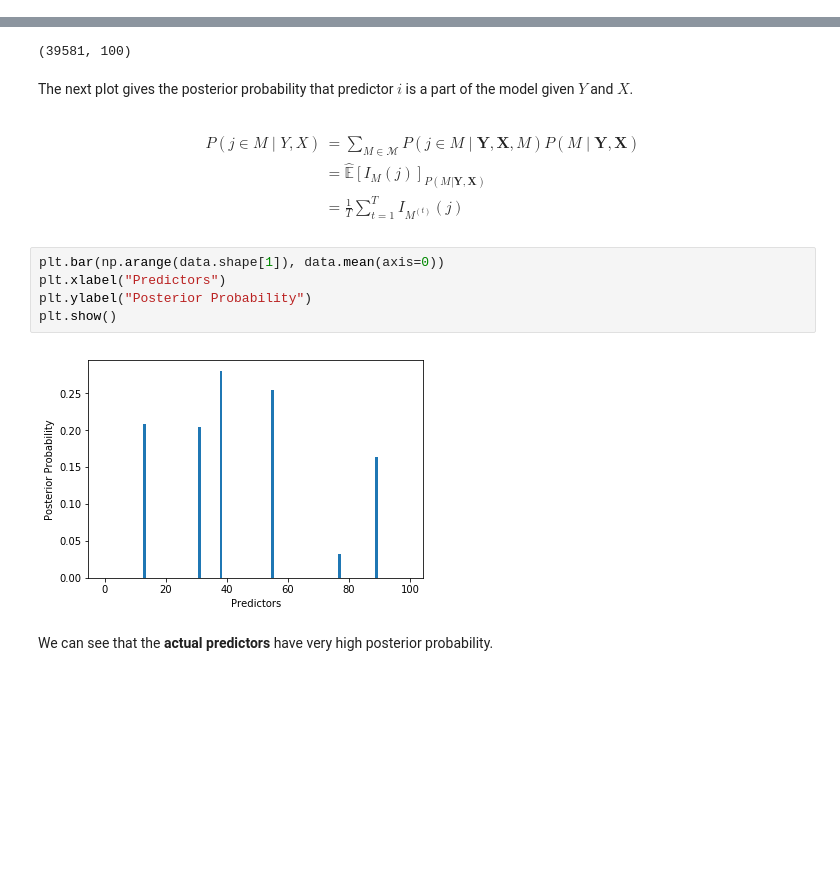
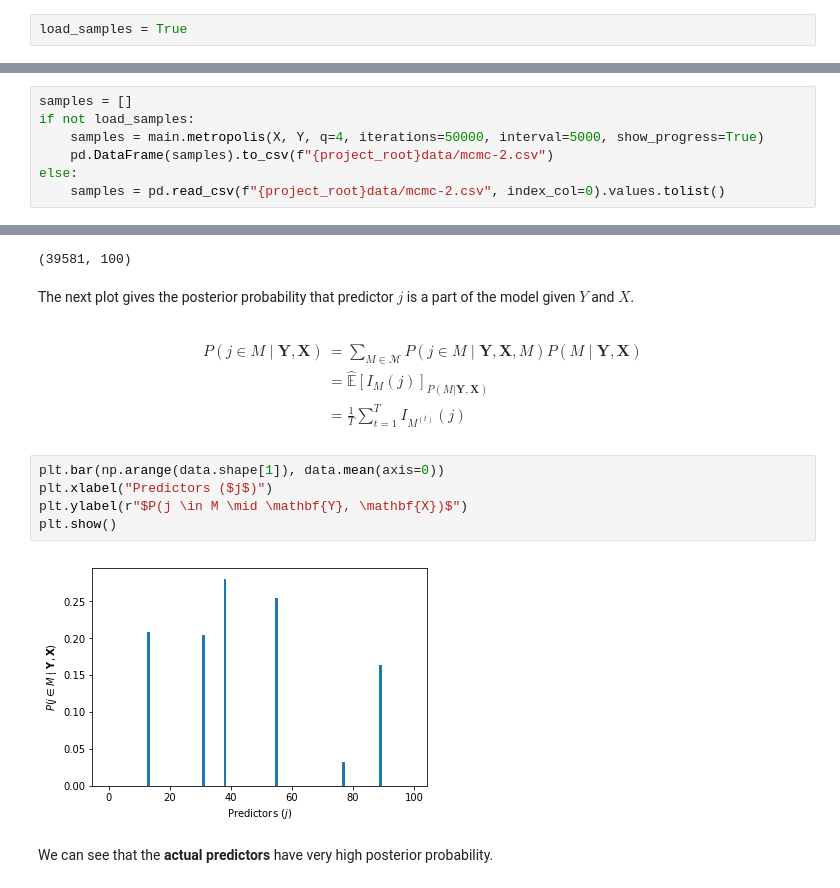
Before and after one commit to RohanBh/noisy-generalized-boolean, a Jupyter notebook: main_test_2.ipynb, the cells around one changed output, grey strips where cells are left out. Cells and saved outputs as stored; diff of their text form; blank space fills up the shorter version.

```diff
--- a/main_test_2.ipynb
+++ b/main_test_2.ipynb
@@ -24,3 +29,5 @@ import os
+# %%
+load_samples = True
 # %%
 X = np.random.rand(1500, 100)
 X = np.round(X)
@@ -119,0 +100,7 @@ FileLink('data/mcmc.csv')
+# %%
+samples = []
+if not load_samples:
+    samples = main.metropolis(X, Y, q=4, iterations=50000, interval=5000, show_progress=True)
+    pd.DataFrame(samples).to_csv(f"{project_root}data/mcmc-2.csv")
+else:
+    samples = pd.read_csv(f"{project_root}data/mcmc-2.csv", index_col=0).values.tolist()
@@ -141,22 +132,22 @@ data.shape
 # %% [output]
 (39581, 100)
 # %% [markdown]
-The next plot gives the posterior probability that predictor $i$ is a part of the model given $Y$ and $X$.
+The next plot gives the posterior probability that predictor $j$ is a part of the model given $Y$ and $X$.
 # %% [markdown]
 $$
      \begin{align*}
-     P(j \in M \mid Y, X) &= \sum_{M \in \mathcal{M}} P(j \in M \mid \mathbf{Y}, \mathbf{X}, M) P(M \mid \mathbf{Y}, \mathbf{X}) \\
+     P(j \in M \mid \mathbf{Y}, \mathbf{X}) &= \sum_{M \in \mathcal{M}} P(j \in M \mid \mathbf{Y}, \mathbf{X}, M) P(M \mid \mathbf{Y}, \mathbf{X}) \\
          &= \hat{\mathbb{E}}[I_M(j)]_{P(M|\mathbf{Y},\mathbf{X})} \\
          &= \frac{1}{T} \sum_{t=1}^T I_{M^{(t)}} (j)
      \end{align*}
 $$
 # %%
 plt.bar(np.arange(data.shape[1]), data.mean(axis=0))
-plt.xlabel("Predictors")
-plt.ylabel("Posterior Probability")
+plt.xlabel("Predictors ($j$)")
+plt.ylabel(r"$P(j \in M \mid \mathbf{Y}, \mathbf{X})$")
 plt.show()
 # %% [output]
-[figure, old version]
+[figure, new version]
 # %% [markdown]
 We can see that the **actual predictors** have very high posterior probability.
 # %%
```
Also changed, not shown: parts of 16 cells of this notebook, 5 other files.
